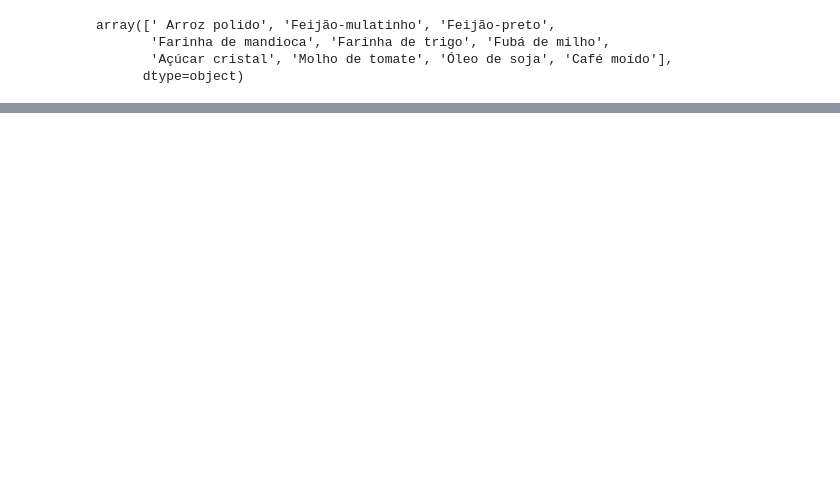
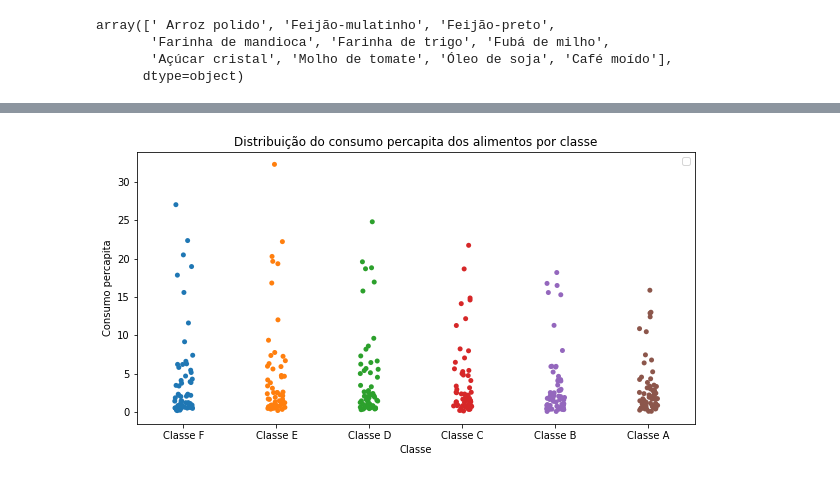
Before and after one commit to O-PY-THA-ON/dcc---fellowship-ci-ncia-de-dados, a Jupyter notebook: Desvio_Padrão_Consumo-1.ipynb, the cells around one changed output, grey strips where cells are left out. Cells and saved outputs as stored; diff of their text form; code cells hidden in the pictures; blank space fills up the shorter version.

```diff
--- a/Desvio_Padrão_Consumo-1.ipynb
+++ b/Desvio_Padrão_Consumo-1.ipynb
@@ -40 +49,10 @@ consumo_2.head()
+# %%
+#Antes de gerar os gráficos de Desvio, vamos observar como nosso banco de dados se comporta
+#em um gráfico de dispersão.
+#Vamos pegar por classe nesse primeiro momento
+plt.figure(figsize=(10,5))
+sns.stripplot(data=consumo_2,x='Classe',y='Consumo percapita').set_title('Distribuição do consumo percapita dos alimentos por classe')
+plt.legend([],[], frameon=True);
+# %% [output]
+[figure, added]
 # %%
```
Also changed, not shown: parts of 19 cells of this notebook.
